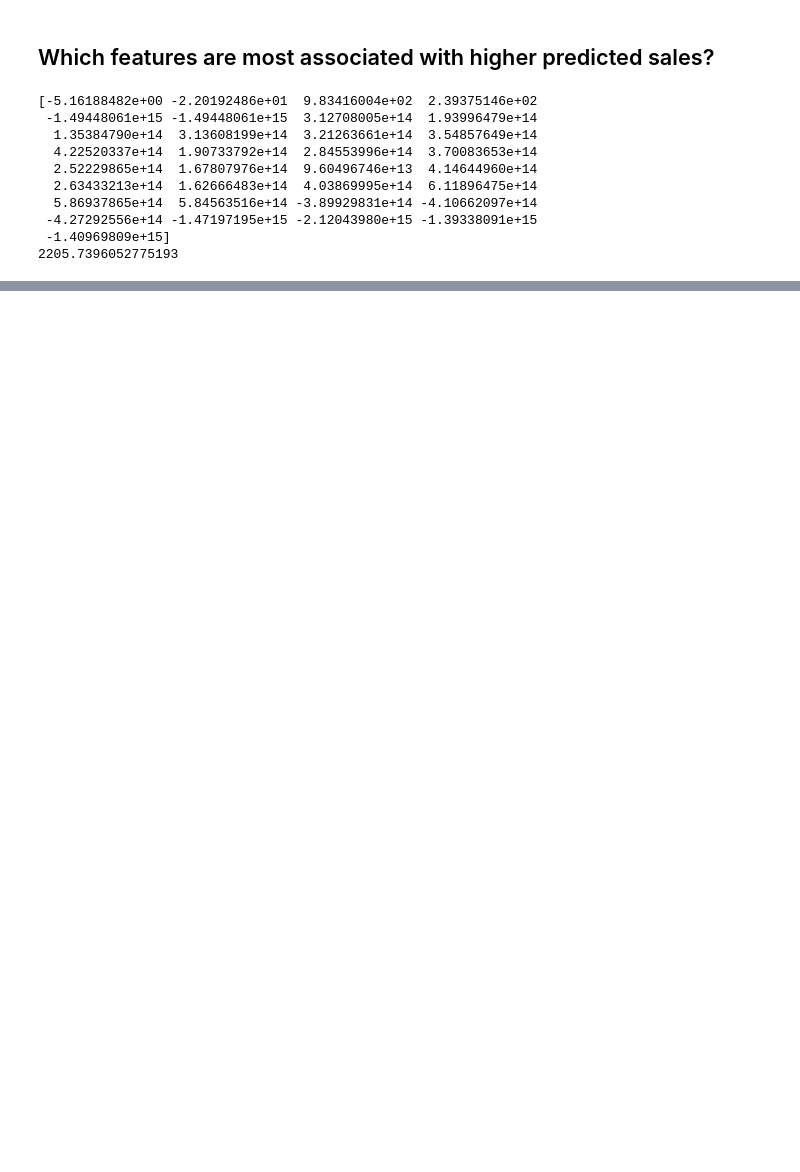
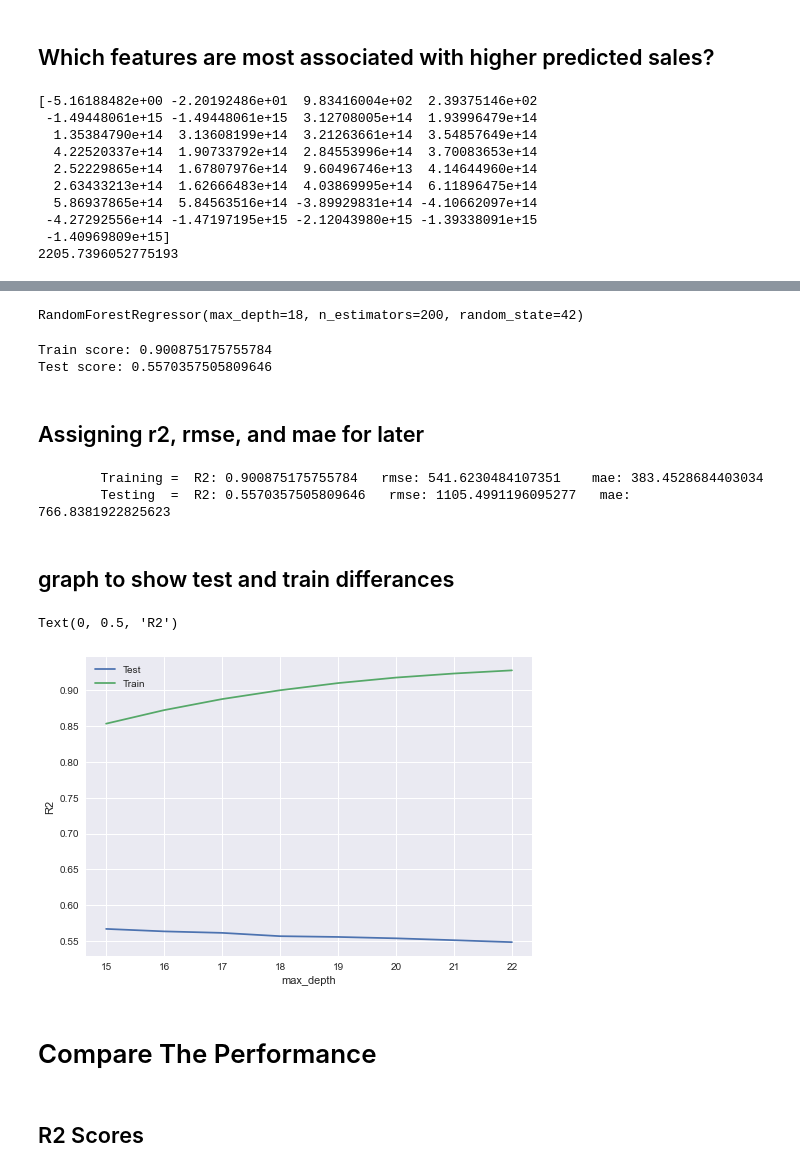
Before and after one commit to SpencerReno/sales-predictions, a Jupyter notebook: Sales_predictions.ipynb, the cells around one changed output, grey strips where cells are left out. Drawn from its saved outputs; the diff is of its cells as text; code cells hidden in the pictures; blank space fills up the shorter version.

```diff
--- a/Sales_predictions.ipynb
+++ b/Sales_predictions.ipynb
@@ -416,0 +606,7 @@ From this graph we can see the features that are associated with higher predicte
+# %%
+from sklearn.ensemble import RandomForestRegressor
+rf = RandomForestRegressor(n_estimators = 200,max_depth=18, random_state=42)
+# %%
+rf.fit(X_train, y_train)
+# %% [output]
+RandomForestRegressor(max_depth=18, n_estimators=200, random_state=42)
@@ -416,0 +616,10 @@ From this graph we can see the features that are associated with higher predicte
+# %%
+train_score = rf.score(X_train, y_train)
+test_score = rf.score(X_test, y_test)
+print('Train score:', train_score)
+print('Test score:', test_score)
+# %% [output]
+Train score: 0.900875175755784
+Test score: 0.5570357505809646
+# %% [markdown]
+## Assigning r2, rmse, and mae for later
@@ -416,0 +635,32 @@ From this graph we can see the features that are associated with higher predicte
+# %%
+print(f'\tTraining =  R2: {Random_Forest_Train_R2}   rmse: {Random_Forest_Train_rmse}    mae: {Random_Forest_Train_mae}')
+print(f'\tTesting  =  R2: {Random_Forest_Test_R2}   rmse: {Random_Forest_Test_rmse}   mae: {Random_Forest_Test_mae}')
+# %% [output]
+        Training =  R2: 0.900875175755784   rmse: 541.6230484107351    mae: 383.4528684403034
+        Testing  =  R2: 0.5570357505809646   rmse: 1105.4991196095277   mae: 766.8381922825623
+# %% [markdown]
+## graph to show test and train differances
+# %%
+max_depth_range = list(range(15, 23))
+r2 = []
+r2_train = []
+for depth in max_depth_range:
+    ranfor = RandomForestRegressor(max_depth = depth,random_state=42)
+    ranfor.fit(X_train, y_train)
+    score = ranfor.score(X_test, y_test)
+    train_score = ranfor.score(X_train, y_train)
+    r2_train.append(train_score)
+    r2.append(score)
+# %%
+plt.plot(max_depth_range, r2, label= 'Test')
+plt.plot(max_depth_range, r2_train, label= 'Train')
+plt.legend()
+plt.xlabel('max_depth')
+plt.ylabel('R2')
+# %% [output]
+Text(0, 0.5, 'R2')
+[figure, added]
+# %% [markdown]
+# Compare The Performance
+# %% [markdown]
+## R2 Scores
```
Also changed, not shown: parts of 59 cells of this notebook.
